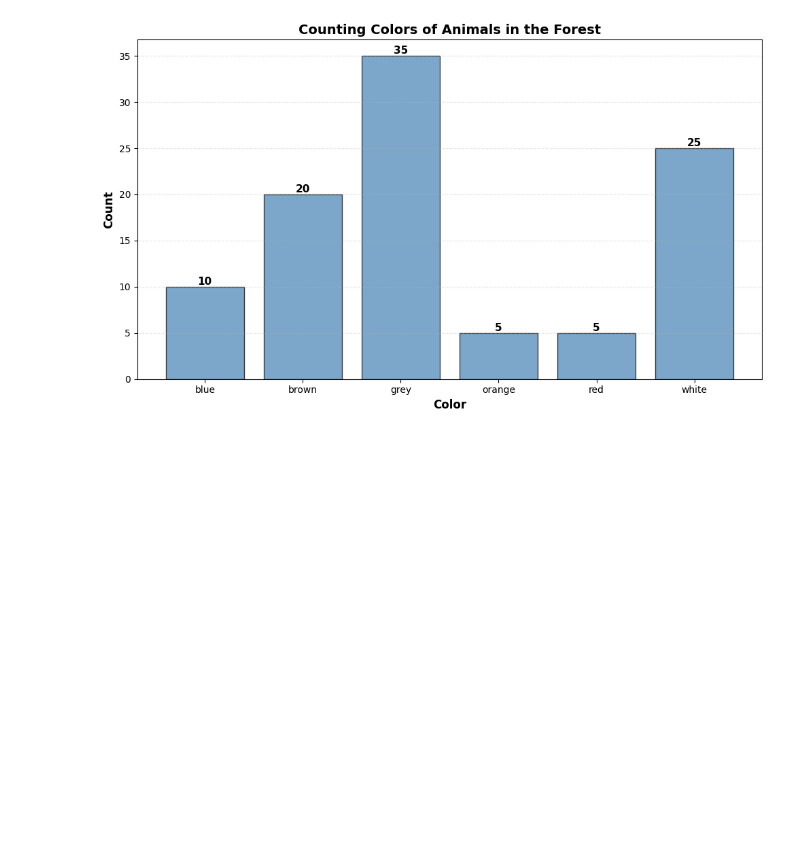
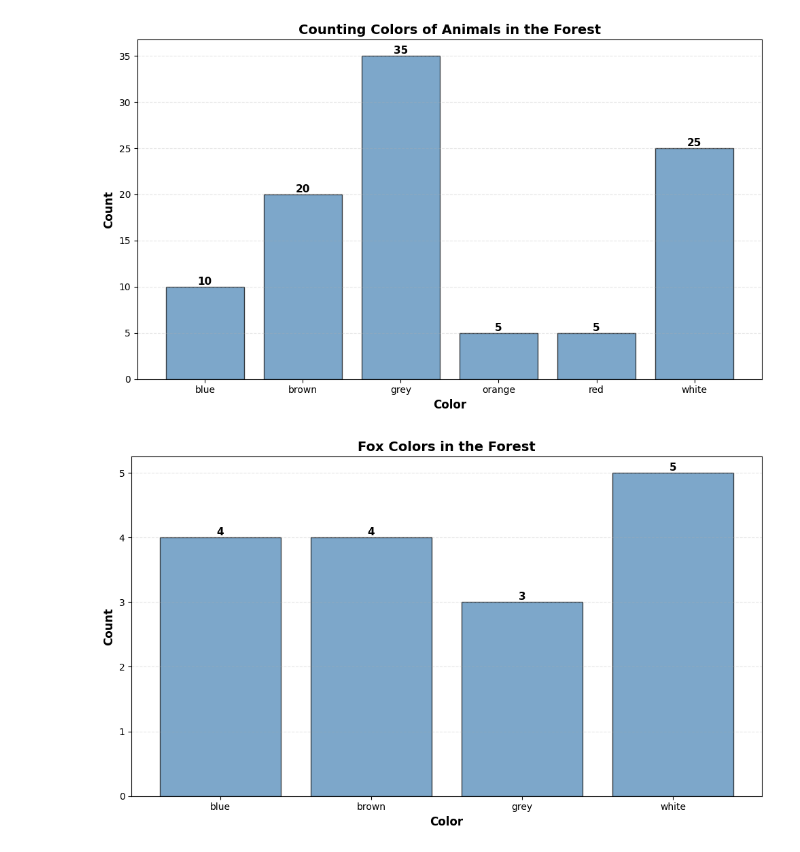
Before and after one commit to BenjaminHelyer/data-worldgen, a Jupyter notebook: examples/world_builder/ecosystem_walkthrough.ipynb, the cells around one changed output. Saved outputs shown, nothing was run; the diff lists cells and outputs as text; code cells hidden in the pictures; blank space fills up the shorter version.

Commit message:
added fox-only example for naive distribution of color and species, showing counterintuitive behavior

```diff
--- a/examples/world_builder/ecosystem_walkthrough.ipynb
+++ b/examples/world_builder/ecosystem_walkthrough.ipynb
@@ -120,3 +120,26 @@ plt.tight_layout()
 plt.show()
 # %% [output]
 [figure]
+# %%
+fox_df = df[df['species'] == 'fox']
+
+fig, ax = plt.subplots(figsize=(10, 6))
+species_counts = fox_df['color'].value_counts().sort_index()
+
+bars = ax.bar(species_counts.index, species_counts.values,
+              color='steelblue', edgecolor='black', alpha=0.7)
+ax.set_ylabel('Count', fontsize=12, fontweight='bold')
+ax.set_xlabel('Color', fontsize=12, fontweight='bold')
+ax.set_title(f'Fox Colors in the Forest', fontsize=14, fontweight='bold')
+ax.grid(axis='y', alpha=0.3, linestyle='--')
+
+for bar in bars:
+    height = bar.get_height()
+    ax.text(bar.get_x() + bar.get_width()/2., height,
+            f'{int(height)}',
+            ha='center', va='bottom', fontsize=11, fontweight='bold')
+
+plt.tight_layout()
+plt.show()
+# %% [output]
+[figure, added]
```
